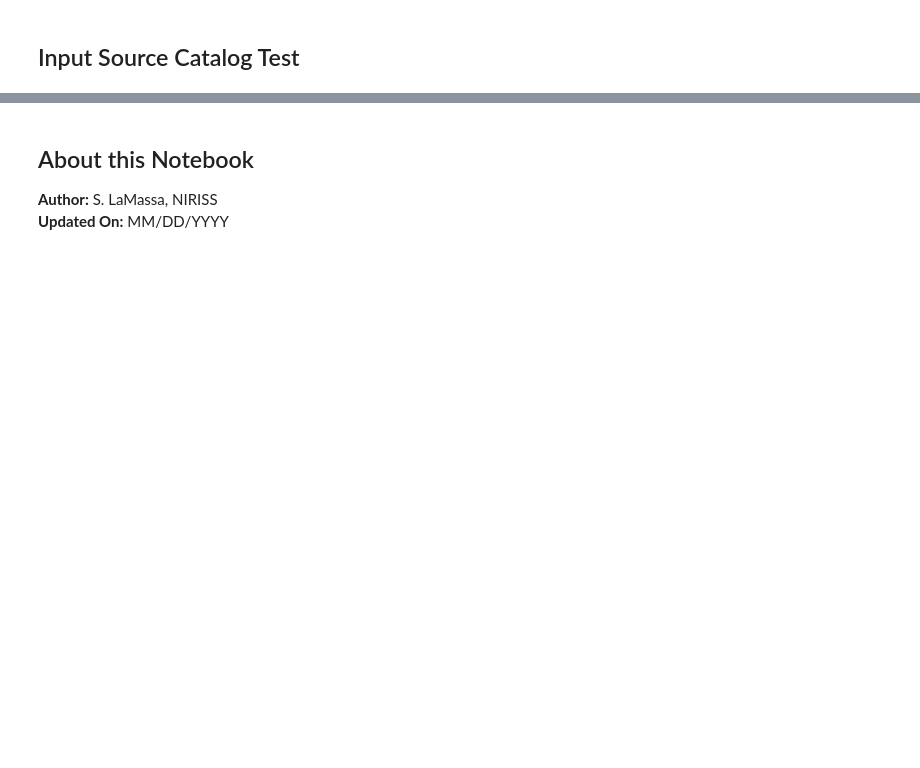
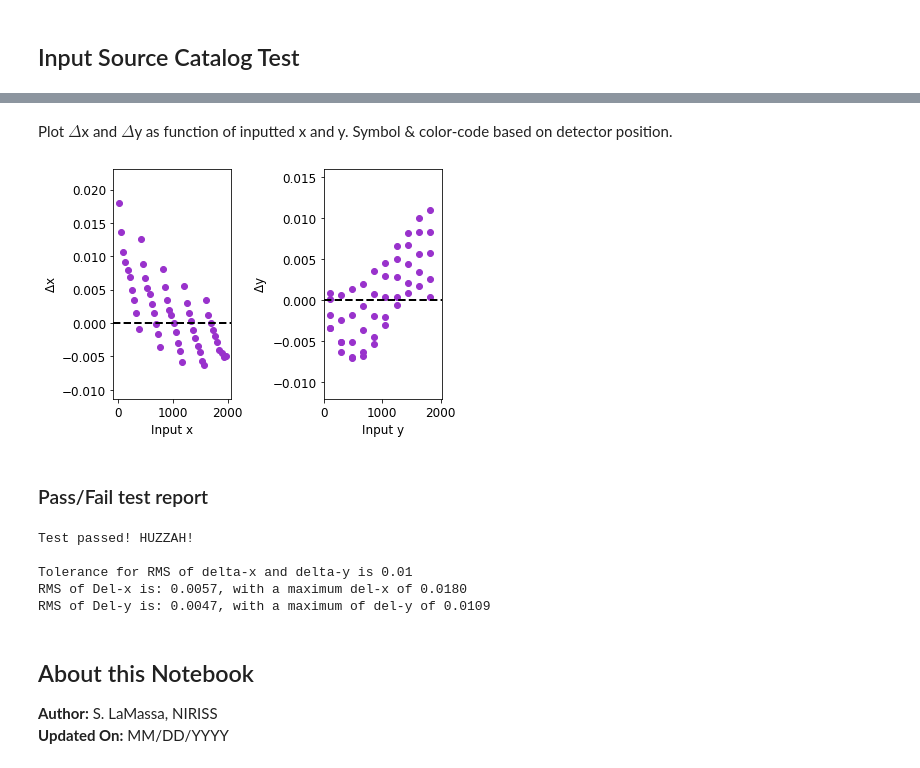
Before and after one commit to spacetelescope/jwst_validation_notebooks, a Jupyter notebook: jwst_validation_notebooks/assign_wcs/jwst_assign_wcs_niriss_test/jwst_assign_wcs_niriss_image.ipynb, the cells around one changed output, grey strips where cells are left out. Saved outputs shown, nothing was run; the diff lists cells and outputs as text; code cells hidden in the pictures; blank space fills up the shorter version.

```diff
--- a/jwst_validation_notebooks/assign_wcs/jwst_assign_wcs_niriss_test/jwst_assign_wcs_niriss_image.ipynb
+++ b/jwst_validation_notebooks/assign_wcs/jwst_assign_wcs_niriss_test/jwst_assign_wcs_niriss_image.ipynb
@@ -536,3 +687,65 @@ Fractional differences between input & output coordinates were all within pre-de
+# %% [markdown]
+Plot $\Delta$x and $\Delta$y as function of inputted x and y. Symbol & color-code based on detector position.
+# %%
+# Set up plot
+fig,(ax1, ax2) = plt.subplots(1,2)
+
+# Plot delta-x as function of input x
+ax1.scatter(ptsrc_list['pixel_x'], del_x, marker='o', color='darkorchid')
+
+# Label plot
+ax1.set_ylabel(r'$\Delta$x',fontsize=12)
+ax1.set_xlabel('Input x',fontsize=12)
+# Set bounds on plot
+xlo = np.min(ptsrc_list['pixel_x']) - 100
+xhi = np.max(ptsrc_list['pixel_x']) + 100
+ax1.set_xlim(xlo, xhi)
+ax1.set_ylim(np.min(del_x) - 0.005,
+             np.max(del_x) + 0.005)
+
+# Plot horizontal line at 0
+ax1.plot([xlo, xhi],[0,0], '--', lw=2, color='black')
+ax1.tick_params(labelsize=12)
+
+
+# Plot delta-y as function of input y
+ax2.scatter(ptsrc_list['pixel_y'], del_y, marker='o', color='darkorchid')
+
+# Label plot
+ax2.set_ylabel(r'$\Delta$y',fontsize=12)
+ax2.set_xlabel('Input y',fontsize=12)
+# Set bounds on plot
+xlo = np.min(ptsrc_list['pixel_y'])-100
+xhi = np.max(ptsrc_list['pixel_y'])+200
+ax2.set_xlim(xlo, xhi)
+ax2.set_ylim(np.min(del_y)-0.005,np.max(del_y)+0.005)
+# Plot horizontal line at 0
+ax2.plot([xlo, xhi],[0,0], '--', lw=2, color='black')
+ax2.tick_params(labelsize=12)
+
+plt.tight_layout()
+plt.show()
+# %% [output]
+[figure, added]
+# %% [markdown]
+### Pass/Fail test report
+# %%
+if ( ((del_x_rms) < tol_edge) &
+     ((del_y_rms) < tol_edge)):
+    print('Test passed! HUZZAH!')
+else:
+    print('TEST FAILED')
+
+print()
+print('Tolerance for RMS of delta-x and delta-y is {}'.format(tol_edge))
+print('RMS of Del-x is: {0:0.4f}, with a maximum del-x of {1:0.4f}'.format(del_x_rms, np.max(abs(del_x))))
+print('RMS of Del-y is: {0:0.4f}, with a maximum of del-y of {1:0.4f}'.format(del_y_rms, np.max(abs(del_y))))
+# %% [output]
+Test passed! HUZZAH!
+
+Tolerance for RMS of delta-x and delta-y is 0.01
+RMS of Del-x is: 0.0057, with a maximum del-x of 0.0180
+RMS of Del-y is: 0.0047, with a maximum of del-y of 0.0109
 # %% [markdown]
 <a id="about_ID"></a>
 ## About this Notebook
```
Also changed, not shown: parts of 26 cells of this notebook.
